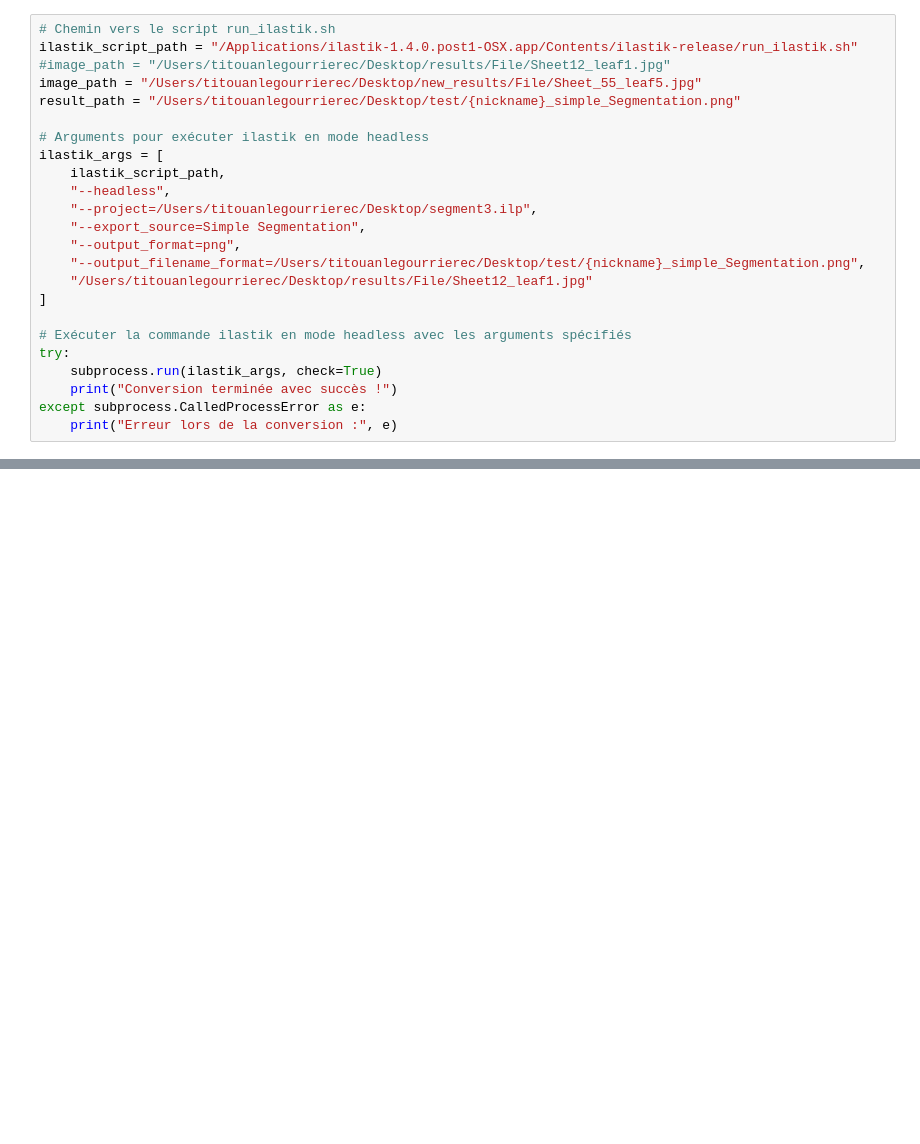
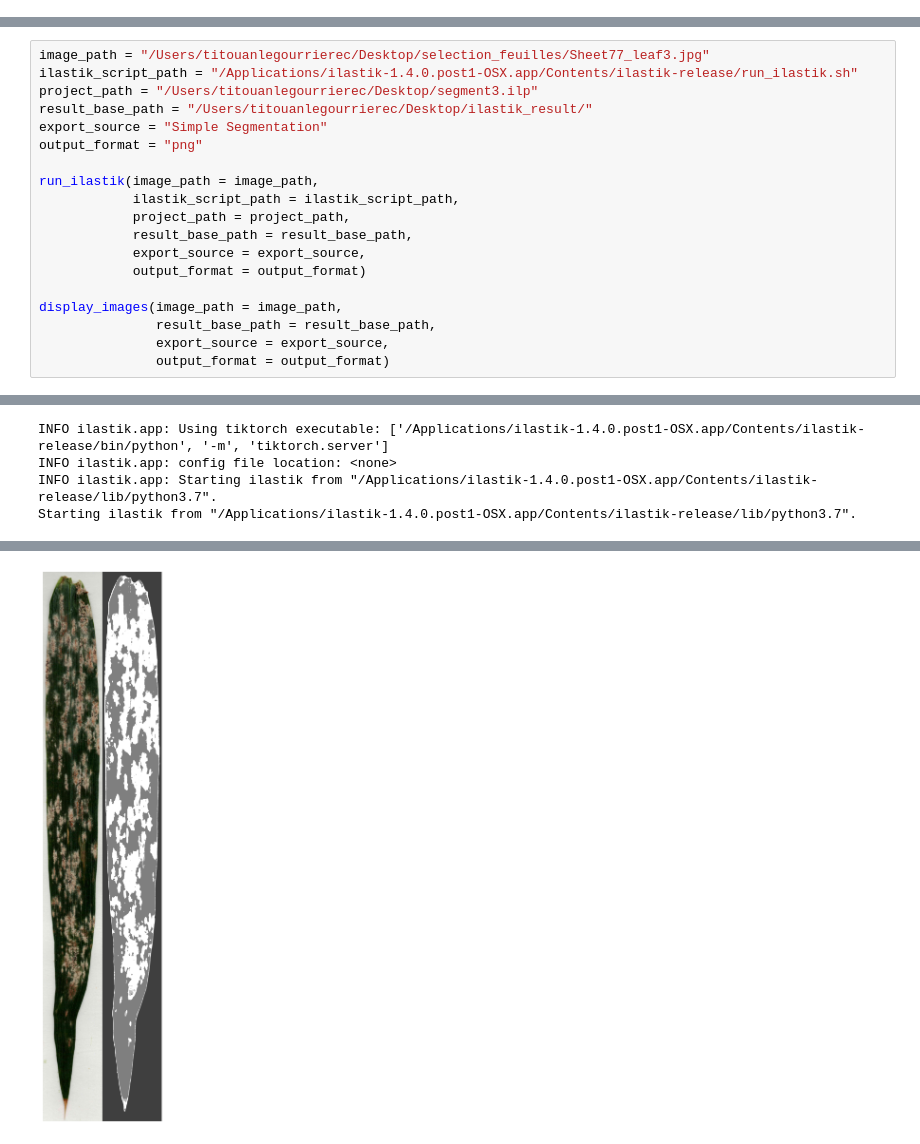
Before and after one commit to titouanlegourrierec/Leaf_Disease_Segmentation, a Jupyter notebook: Ilastik-headless.ipynb, the cells around one changed output, grey strips where cells are left out. Drawn from its saved outputs; the diff is of its cells as text; blank space fills up the shorter version.

Commit message:
clean and commented Ilastik-headless.ipynb

```diff
--- a/Ilastik-headless.ipynb
+++ b/Ilastik-headless.ipynb
@@ -10,24 +0,0 @@ output_format = ["bmp", "gif", "hdr", "jpeg", "jpg", "pbm", "pgm", "png", "pnm",
-# %%
-# Chemin vers le script run_ilastik.sh
-ilastik_script_path = "/Applications/ilastik-1.4.0.post1-OSX.app/Contents/ilastik-release/run_ilastik.sh"
-#image_path = "/Users/titouanlegourrierec/Desktop/results/File/Sheet12_leaf1.jpg"
-image_path = "/Users/titouanlegourrierec/Desktop/new_results/File/Sheet_55_leaf5.jpg"
-result_path = "/Users/titouanlegourrierec/Desktop/test/{nickname}_simple_Segmentation.png"
-
-# Arguments pour exécuter ilastik en mode headless
-ilastik_args = [
-    ilastik_script_path,
-    "--headless",
-    "--project=/Users/titouanlegourrierec/Desktop/segment3.ilp",
-    "--export_source=Simple Segmentation",
-    "--output_format=png",
-    "--output_filename_format=/Users/titouanlegourrierec/Desktop/test/{nickname}_simple_Segmentation.png",
-    "/Users/titouanlegourrierec/Desktop/results/File/Sheet12_leaf1.jpg"
-]
-
-# Exécuter la commande ilastik en mode headless avec les arguments spécifiés
-try:
-    subprocess.run(ilastik_args, check=True)
-    print("Conversion terminée avec succès !")
-except subprocess.CalledProcessError as e:
-    print("Erreur lors de la conversion :", e)
@@ -135,0 +96,20 @@ Conversion terminée avec succès !
+# %%
+image_path = "/Users/titouanlegourrierec/Desktop/selection_feuilles/Sheet77_leaf3.jpg"
+ilastik_script_path = "/Applications/ilastik-1.4.0.post1-OSX.app/Contents/ilastik-release/run_ilastik.sh"
+project_path = "/Users/titouanlegourrierec/Desktop/segment3.ilp"
+result_base_path = "/Users/titouanlegourrierec/Desktop/ilastik_result/"
+export_source = "Simple Segmentation"
+output_format = "png"
+
+run_ilastik(image_path = image_path,
+            ilastik_script_path = ilastik_script_path,
+            project_path = project_path,
+            result_base_path = result_base_path,
+            export_source = export_source,
+            output_format = output_format)
+
+display_images(image_path = image_path,
+               result_base_path = result_base_path,
+               export_source = export_source,
+               output_format = output_format)
+# %% [output]
@@ -135,0 +117,4 @@ Conversion terminée avec succès !
+INFO ilastik.app: Using tiktorch executable: ['/Applications/ilastik-1.4.0.post1-OSX.app/Contents/ilastik-release/bin/python', '-m', 'tiktorch.server']
+INFO ilastik.app: config file location: <none>
+INFO ilastik.app: Starting ilastik from "/Applications/ilastik-1.4.0.post1-OSX.app/Contents/ilastik-release/lib/python3.7".
+Starting ilastik from "/Applications/ilastik-1.4.0.post1-OSX.app/Contents/ilastik-release/lib/python3.7".
@@ -135,0 +136 @@ Conversion terminée avec succès !
+[figure, added]
```
Also changed, not shown: parts of 8 cells of this notebook.
